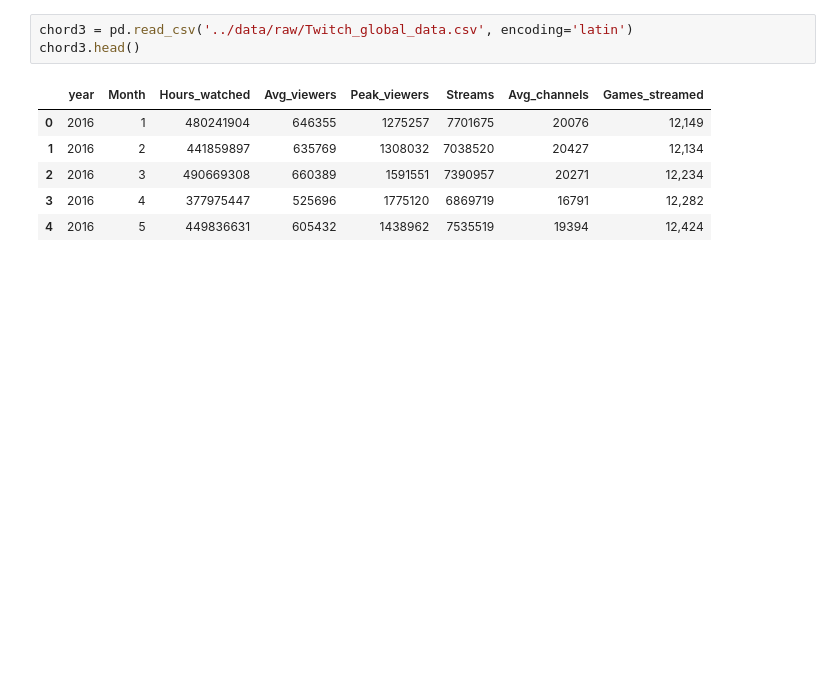
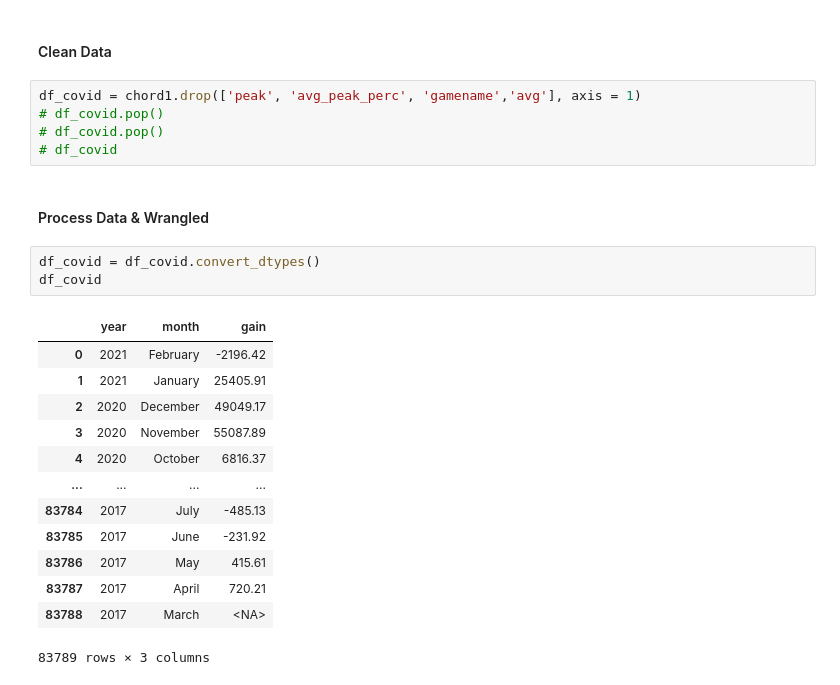
Before and after one commit to data301-2021-winter1/project-group01-project, a Jupyter notebook: notebooks/analysis2.ipynb, the cells around one changed output. Saved outputs shown, nothing was run; the diff lists cells and outputs as text; blank space fills up the shorter version.

```diff
--- a/notebooks/analysis2.ipynb
+++ b/notebooks/analysis2.ipynb
@@ -30,10 +24,26 @@ chord2.head()
-# %%
-chord3 = pd.read_csv('../data/raw/Twitch_global_data.csv', encoding='latin')
-chord3.head()
-# %% [output]
-|  | year | Month | Hours_watched | Avg_viewers | Peak_viewers | Streams | Avg_channels | Games_streamed |
-| 0 | 2016 | 1 | 480241904 | 646355 | 1275257 | 7701675 | 20076 | 12,149 |
-| 1 | 2016 | 2 | 441859897 | 635769 | 1308032 | 7038520 | 20427 | 12,134 |
-| 2 | 2016 | 3 | 490669308 | 660389 | 1591551 | 7390957 | 20271 | 12,234 |
-| 3 | 2016 | 4 | 377975447 | 525696 | 1775120 | 6869719 | 16791 | 12,282 |
-| 4 | 2016 | 5 | 449836631 | 605432 | 1438962 | 7535519 | 19394 | 12,424 |
+# %% [markdown]
+#### Clean Data
+# %%
+df_covid = chord1.drop(['peak', 'avg_peak_perc', 'gamename','avg'], axis = 1)
+# df_covid.pop()
+# df_covid.pop()
+# df_covid
+# %% [markdown]
+#### Process Data & Wrangled
+# %%
+df_covid = df_covid.convert_dtypes()
+df_covid
+# %% [output]
+|  | year | month | gain |
+| 0 | 2021 | February | -2196.42 |
+| 1 | 2021 | January | 25405.91 |
+| 2 | 2020 | December | 49049.17 |
+| 3 | 2020 | November | 55087.89 |
+| 4 | 2020 | October | 6816.37 |
+| ... | ... | ... | ... |
+| 83784 | 2017 | July | -485.13 |
+| 83785 | 2017 | June | -231.92 |
+| 83786 | 2017 | May | 415.61 |
+| 83787 | 2017 | April | 720.21 |
+| 83788 | 2017 | March | <NA> |
+83789 rows × 3 columns
```
Also changed, not shown: parts of 28 cells of this notebook, 2 other files.
